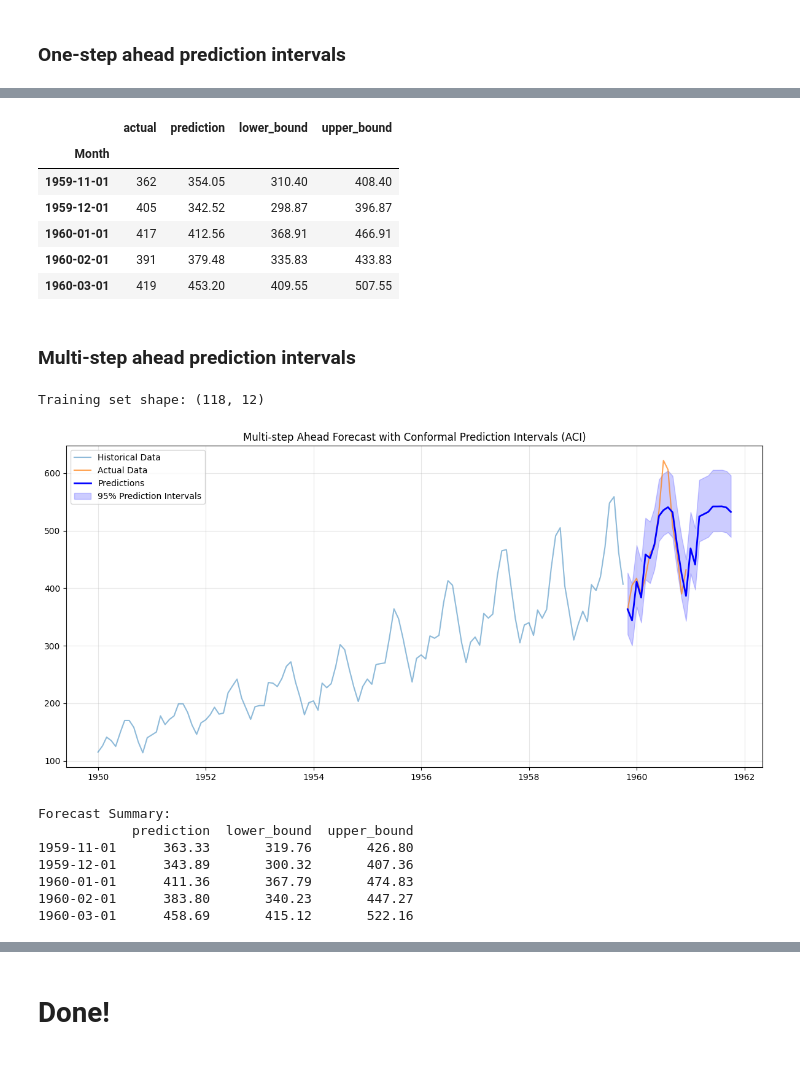
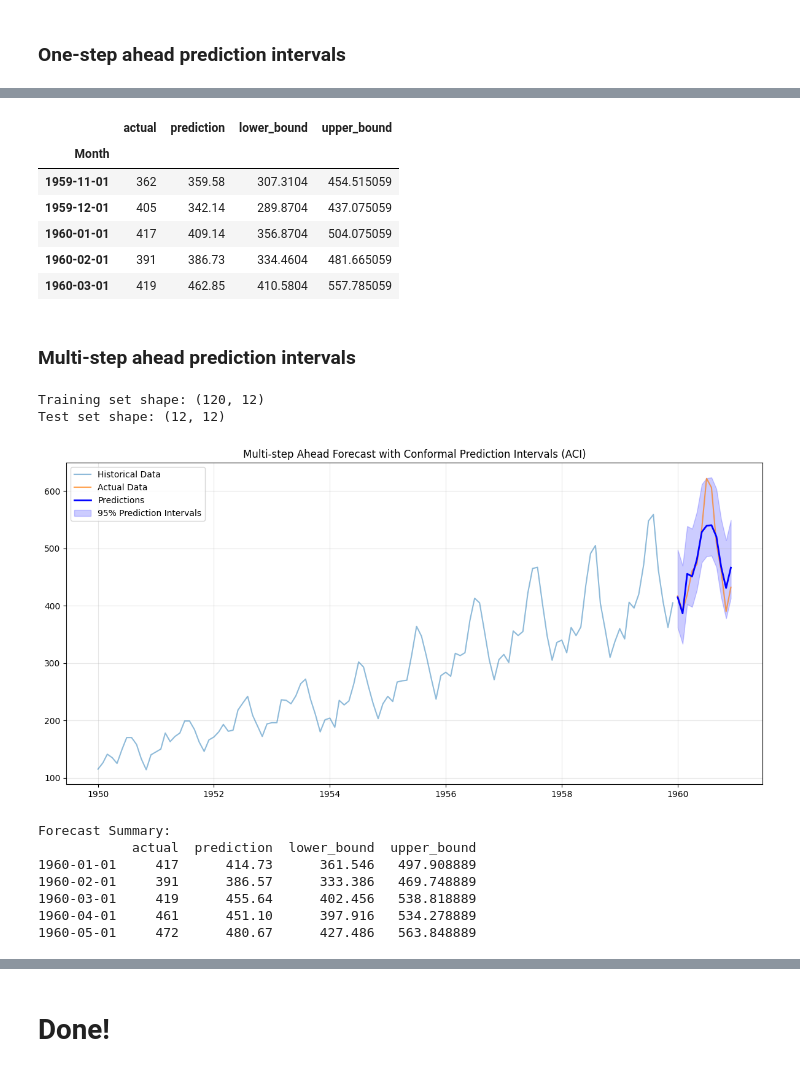
Before and after one commit to PJalgotrader/Deep_forecasting-USU, a Jupyter notebook: Lectures and codes/Module 5- Machine Learning Forecasting/Module5-prediction_intervals.ipynb, the cells around one changed output, grey strips where cells are left out. Saved outputs shown, nothing was run; the diff lists cells and outputs as text; code cells hidden in the pictures.

```diff
--- a/Lectures and codes/Module 5- Machine Learning Forecasting/Module5-prediction_intervals.ipynb
+++ b/Lectures and codes/Module 5- Machine Learning Forecasting/Module5-prediction_intervals.ipynb
@@ -907,10 +918,12 @@ def create_onestep_ahead_conformal_prediction_intervals(
     print(f"Test set shape: {X_test.shape}")
 
     # Create and fit model
+
+    cv_mapiets = BlockBootstrap(n_resamplings=100, length=24, overlapping=True, random_state=59)
     mapie = MapieTimeSeriesRegressor(
         model,
         method=method,
-        cv=None,
+        cv=cv_mapiets,  # try None and compare
         n_jobs=-1
     )
 
@@ -992,11 +1005,11 @@ results.head()
 # %% [output]
 |  | actual | prediction | lower_bound | upper_bound |
 | Month |  |  |  |  |
-| 1959-11-01 | 362 | 354.05 | 310.40 | 408.40 |
-| 1959-12-01 | 405 | 342.52 | 298.87 | 396.87 |
-| 1960-01-01 | 417 | 412.56 | 368.91 | 466.91 |
-| 1960-02-01 | 391 | 379.48 | 335.83 | 433.83 |
-| 1960-03-01 | 419 | 453.20 | 409.55 | 507.55 |
+| 1959-11-01 | 362 | 359.58 | 307.3104 | 454.515059 |
+| 1959-12-01 | 405 | 342.14 | 289.8704 | 437.075059 |
+| 1960-01-01 | 417 | 409.14 | 356.8704 | 504.075059 |
+| 1960-02-01 | 391 | 386.73 | 334.4604 | 481.665059 |
+| 1960-03-01 | 419 | 462.85 | 410.5804 | 557.785059 |
 # %% [markdown]
 ### Multi-step ahead prediction intervals
 # %%
@@ -1053,13 +1066,14 @@ def create_multistep_ahead_conformal_prediction_intervals(
     y_test = y[train_size:]
 
     print(f"Training set shape: {X_train.shape}")
+    print(f"Test set shape: {X_test.shape}")
 
-    # Create and fit model
+    cv_mapiets = BlockBootstrap(n_resamplings=100, length=24, overlapping=True, random_state=59)
     mapie = MapieTimeSeriesRegressor(
         model,
         method=method,
-        cv=None,
-        n_jobs=-1,
+        cv=cv_mapiets,  # try None and compare
+        n_jobs=-1
     )
 
     # Fit model
@@ -1151,21 +1165,22 @@ def create_multistep_ahead_conformal_prediction_intervals(
 # %%
 # Example usage:
 results = create_multistep_ahead_conformal_prediction_intervals(
     data=data,
     target_col='Passengers',
     model=RandomForestRegressor(),
     n_lags=12,
-    train_size=0.90,
-    fh=24,
+    train_size=0.91,
+    fh=12,
     method='aci'
 )
 # %% [output]
-Training set shape: (118, 12)
+Training set shape: (120, 12)
+Test set shape: (12, 12)
-[figure, old version]
+[figure, new version]
 Forecast Summary:
-            prediction  lower_bound  upper_bound
-1959-11-01      363.33       319.76       426.80
-1959-12-01      343.89       300.32       407.36
-1960-01-01      411.36       367.79       474.83
-1960-02-01      383.80       340.23       447.27
-1960-03-01      458.69       415.12       522.16
+            actual  prediction  lower_bound  upper_bound
+1960-01-01     417      414.73      361.546   497.908889
+1960-02-01     391      386.57      333.386   469.748889
+1960-03-01     419      455.64      402.456   538.818889
+1960-04-01     461      451.10      397.916   534.278889
+1960-05-01     472      480.67      427.486   563.848889
```
Also changed, not shown: parts of 8 cells of this notebook.
